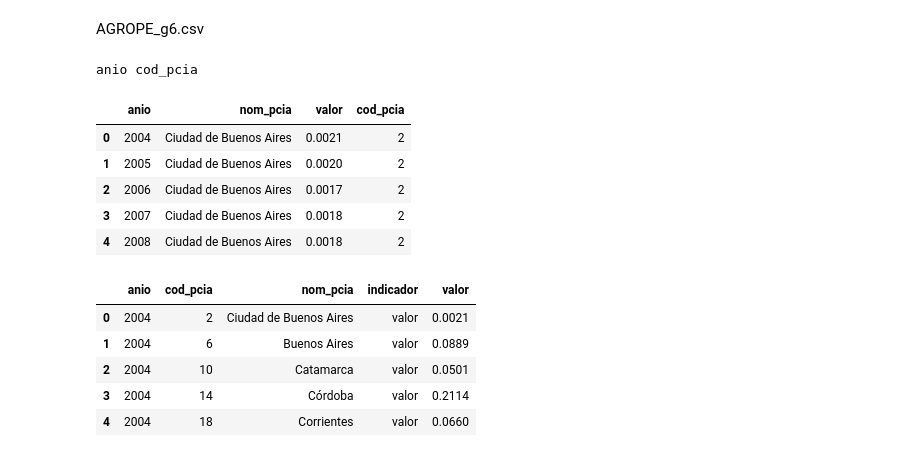
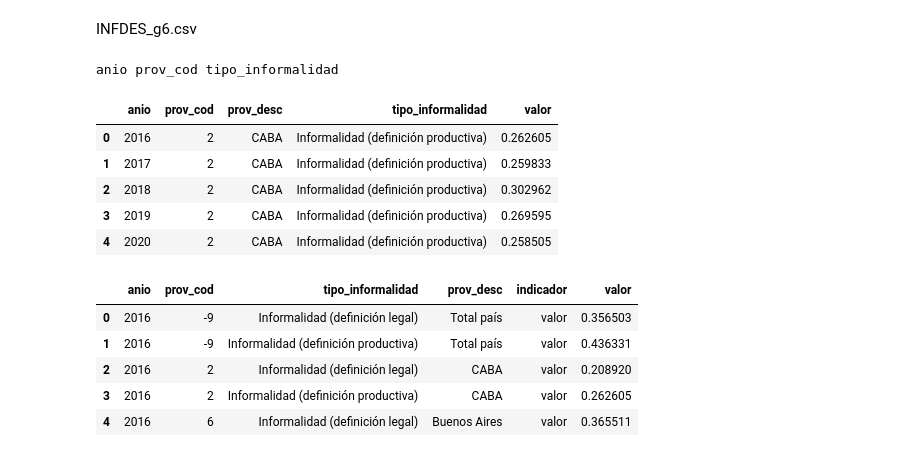
Before and after one commit to Ignacio-Ibarra/argendata-qa, a Jupyter notebook: tools/analysis.ipynb, the cells around one changed output. Cells and saved outputs as stored; diff of their text form; code cells hidden in the pictures.

```diff
--- a/tools/analysis.ipynb
+++ b/tools/analysis.ipynb
@@ -562,7 +576,7 @@ exportar(_df)
 # %% [markdown]
-AGROPE_g6.csv
+INFDES_g6.csv
 # %%
-SUBTOP = 'AGROPE'
+SUBTOP = 'INFDES'
 entrega = 1
 folder = f"../output/{SUBTOP}{entrega}"
 grafico_n = 6
@@ -580,52 +594,42 @@ primary_keys = plantilla_slice.variable_nombre[plantilla_slice.primary_key].uniq
 print(*primary_keys)
 df.head()
 # %% [output]
-anio cod_pcia
+anio prov_cod tipo_informalidad
-|  | anio | nom_pcia | valor | cod_pcia |
-| 0 | 2004 | Ciudad de Buenos Aires | 0.0021 | 2 |
-| 1 | 2005 | Ciudad de Buenos Aires | 0.0020 | 2 |
-| 2 | 2006 | Ciudad de Buenos Aires | 0.0017 | 2 |
-| 3 | 2007 | Ciudad de Buenos Aires | 0.0018 | 2 |
-| 4 | 2008 | Ciudad de Buenos Aires | 0.0018 | 2 |
+|  | anio | prov_cod | prov_desc | tipo_informalidad | valor |
+| 0 | 2016 | 2 | CABA | Informalidad (definición productiva) | 0.262605 |
+| 1 | 2017 | 2 | CABA | Informalidad (definición productiva) | 0.259833 |
+| 2 | 2018 | 2 | CABA | Informalidad (definición productiva) | 0.302962 |
+| 3 | 2019 | 2 | CABA | Informalidad (definición productiva) | 0.269595 |
+| 4 | 2020 | 2 | CABA | Informalidad (definición productiva) | 0.258505 |
 # %%
 drop = drop_colx
 to_long = wide_to_longx
 renombrar = rename_colsx
 nomenclar_paises = partial(normalize_countriesx, map=pais)
 replace = replace_valuex
 sort = sort_vals_ascx
 exportar = lambda df: exportar_definitivo(archivo=archivo, folder=folder, df=df, nuevo_nombre=None)
 
 
 
 pipeline = chain(
-    # nomenclar_paises(code_col='iso3c', new_col=None, desc_col='pais'),
-    # drop(col="countryname"),
-    to_long(primary_keys + ['nom_pcia'], value_name="_valor"),
+    to_long(primary_keys + ['prov_desc'], value_name="_valor"),
     sort(primary_keys),
-    renombrar({'_valor': 'valor'}),
-    # replace(col='pov_type', curr_value='with_transfers', new_value='Con transferencias'),
-    # replace(col='pov_type', curr_value='without_transfers', new_value='Sin transferencias'),
-    # replace(col='pov_type', curr_value='difference', new_value='Diferencia')
-    # drop('region_name'),
-    # renombrar({'time': 'anio'}),
-    # nomenclar_paises(code_col='cod_area', new_col="desc_area"),
-    #renombrar({'iso3': 'pais'}),
-
+    renombrar({"_valor":"valor"})
 )
 
 _df = pipeline(df)
 
 diccionario_cambios[archivo] = lista_cambios.copy()
 
 _df.head()
 # %% [output]
-|  | anio | cod_pcia | nom_pcia | indicador | valor |
-| 0 | 2004 | 2 | Ciudad de Buenos Aires | valor | 0.0021 |
-| 1 | 2004 | 6 | Buenos Aires | valor | 0.0889 |
-| 2 | 2004 | 10 | Catamarca | valor | 0.0501 |
-| 3 | 2004 | 14 | Córdoba | valor | 0.2114 |
-| 4 | 2004 | 18 | Corrientes | valor | 0.0660 |
+|  | anio | prov_cod | tipo_informalidad | prov_desc | indicador | valor |
+| 0 | 2016 | -9 | Informalidad (definición legal) | Total país | valor | 0.356503 |
+| 1 | 2016 | -9 | Informalidad (definición productiva) | Total país | valor | 0.436331 |
+| 2 | 2016 | 2 | Informalidad (definición legal) | CABA | valor | 0.208920 |
+| 3 | 2016 | 2 | Informalidad (definición productiva) | CABA | valor | 0.262605 |
+| 4 | 2016 | 6 | Informalidad (definición legal) | Buenos Aires | valor | 0.365511 |
 # %%
 diccionario_cambios
 # %% [output]
```
Also changed, not shown: parts of 188 cells of this notebook, 1 other file.
